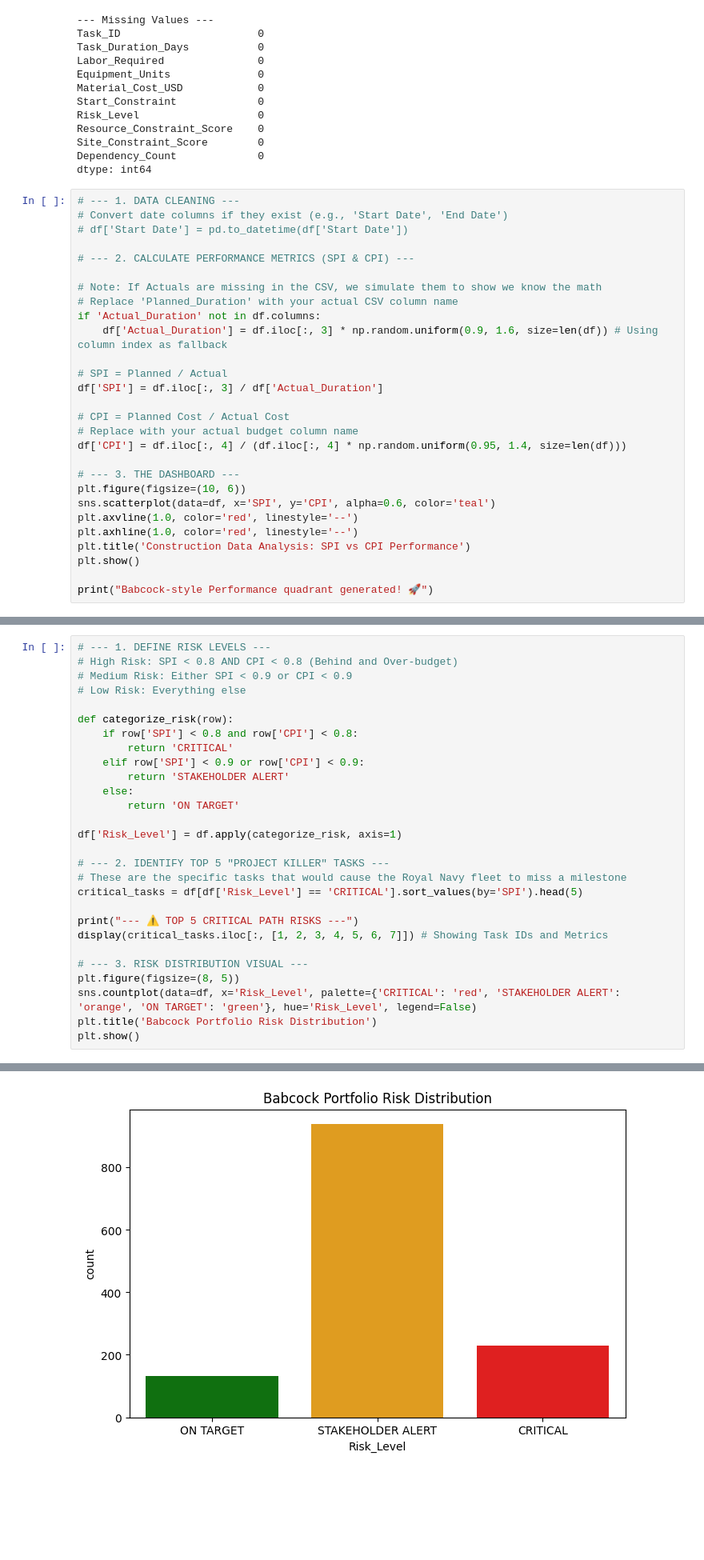
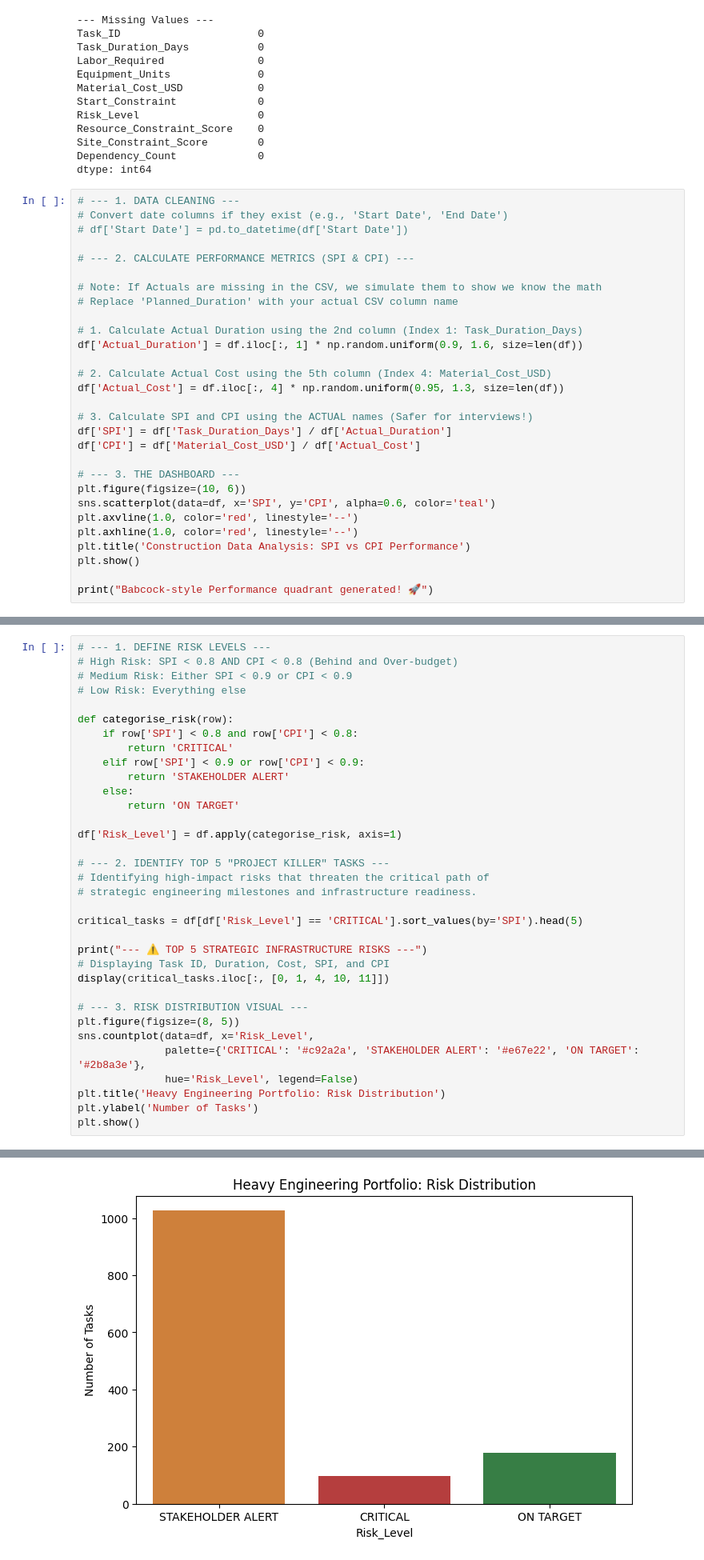
Before and after one commit to Kennyg-w/infrastructure-project-analysis, a Jupyter notebook: notebooks/analysis.ipynb, the cells around one changed output, grey strips where cells are left out. Shown at 80% size. Cells and saved outputs as stored; diff of their text form; blank space fills up the shorter version.

```diff
--- a/notebooks/analysis.ipynb
+++ b/notebooks/analysis.ipynb
@@ -45,15 +45,16 @@ dtype: int64
 
 # Note: If Actuals are missing in the CSV, we simulate them to show we know the math
 # Replace 'Planned_Duration' with your actual CSV column name
-if 'Actual_Duration' not in df.columns:
-    df['Actual_Duration'] = df.iloc[:, 3] * np.random.uniform(0.9, 1.6, size=len(df)) # Using column index as fallback
 
-# SPI = Planned / Actual
-df['SPI'] = df.iloc[:, 3] / df['Actual_Duration']
+# 1. Calculate Actual Duration using the 2nd column (Index 1: Task_Duration_Days)
+df['Actual_Duration'] = df.iloc[:, 1] * np.random.uniform(0.9, 1.6, size=len(df))
 
-# CPI = Planned Cost / Actual Cost
-# Replace with your actual budget column name
-df['CPI'] = df.iloc[:, 4] / (df.iloc[:, 4] * np.random.uniform(0.95, 1.4, size=len(df)))
+# 2. Calculate Actual Cost using the 5th column (Index 4: Material_Cost_USD)
+df['Actual_Cost'] = df.iloc[:, 4] * np.random.uniform(0.95, 1.3, size=len(df))
+
+# 3. Calculate SPI and CPI using the ACTUAL names (Safer for interviews!)
+df['SPI'] = df['Task_Duration_Days'] / df['Actual_Duration']
+df['CPI'] = df['Material_Cost_USD'] / df['Actual_Cost']
 
 # --- 3. THE DASHBOARD ---
 plt.figure(figsize=(10, 6))
@@ -73,7 +74,7 @@ Babcock-style Performance quadrant generated! 🚀
 # Medium Risk: Either SPI < 0.9 or CPI < 0.9
 # Low Risk: Everything else
 
-def categorize_risk(row):
+def categorise_risk(row):
     if row['SPI'] < 0.8 and row['CPI'] < 0.8:
         return 'CRITICAL'
     elif row['SPI'] < 0.9 or row['CPI'] < 0.9:
@@ -81,18 +82,24 @@ def categorize_risk(row):
     else:
         return 'ON TARGET'
 
-df['Risk_Level'] = df.apply(categorize_risk, axis=1)
+df['Risk_Level'] = df.apply(categorise_risk, axis=1)
 
 # --- 2. IDENTIFY TOP 5 "PROJECT KILLER" TASKS ---
-# These are the specific tasks that would cause the Royal Navy fleet to miss a milestone
+# Identifying high-impact risks that threaten the critical path of
+# strategic engineering milestones and infrastructure readiness.
+
 critical_tasks = df[df['Risk_Level'] == 'CRITICAL'].sort_values(by='SPI').head(5)
 
-print("--- ⚠️ TOP 5 CRITICAL PATH RISKS ---")
-display(critical_tasks.iloc[:, [1, 2, 3, 4, 5, 6, 7]]) # Showing Task IDs and Metrics
+print("--- ⚠️ TOP 5 STRATEGIC INFRASTRUCTURE RISKS ---")
+# Displaying Task ID, Duration, Cost, SPI, and CPI
+display(critical_tasks.iloc[:, [0, 1, 4, 10, 11]])
 
 # --- 3. RISK DISTRIBUTION VISUAL ---
 plt.figure(figsize=(8, 5))
-sns.countplot(data=df, x='Risk_Level', palette={'CRITICAL': 'red', 'STAKEHOLDER ALERT': 'orange', 'ON TARGET': 'green'}, hue='Risk_Level', legend=False)
-plt.title('Babcock Portfolio Risk Distribution')
+sns.countplot(data=df, x='Risk_Level',
+              palette={'CRITICAL': '#c92a2a', 'STAKEHOLDER ALERT': '#e67e22', 'ON TARGET': '#2b8a3e'},
+              hue='Risk_Level', legend=False)
+plt.title('Heavy Engineering Portfolio: Risk Distribution')
+plt.ylabel('Number of Tasks')
 plt.show()
 # %% [output]
@@ -106,4 +113,4 @@ plt.show()
-[figure, old version]
+[figure, new version]
 # %%
 from sklearn.ensemble import RandomForestRegressor
 from sklearn.model_selection import train_test_split
```
Also changed, not shown: parts of 3 cells of this notebook, 2 other files.
